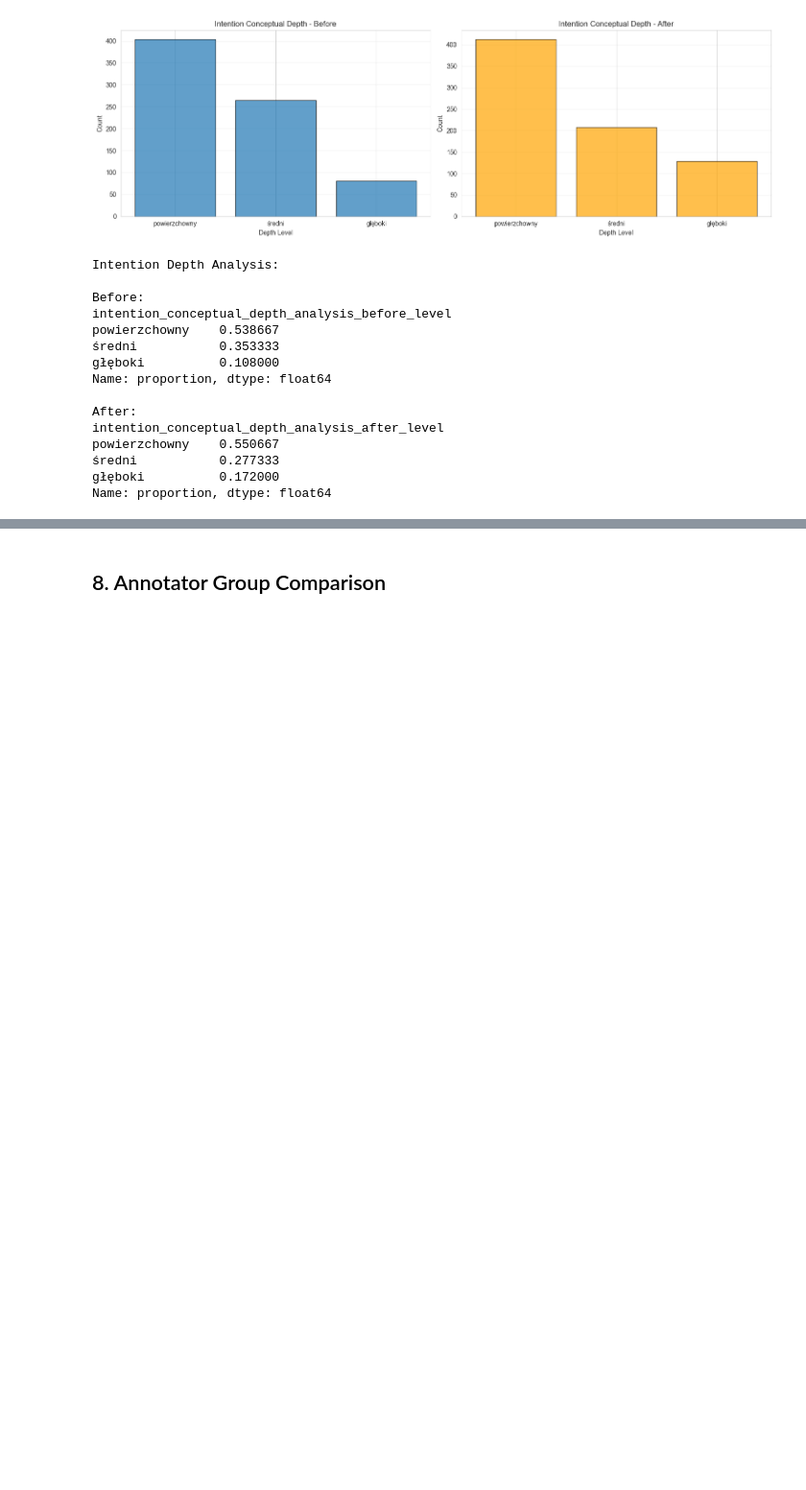
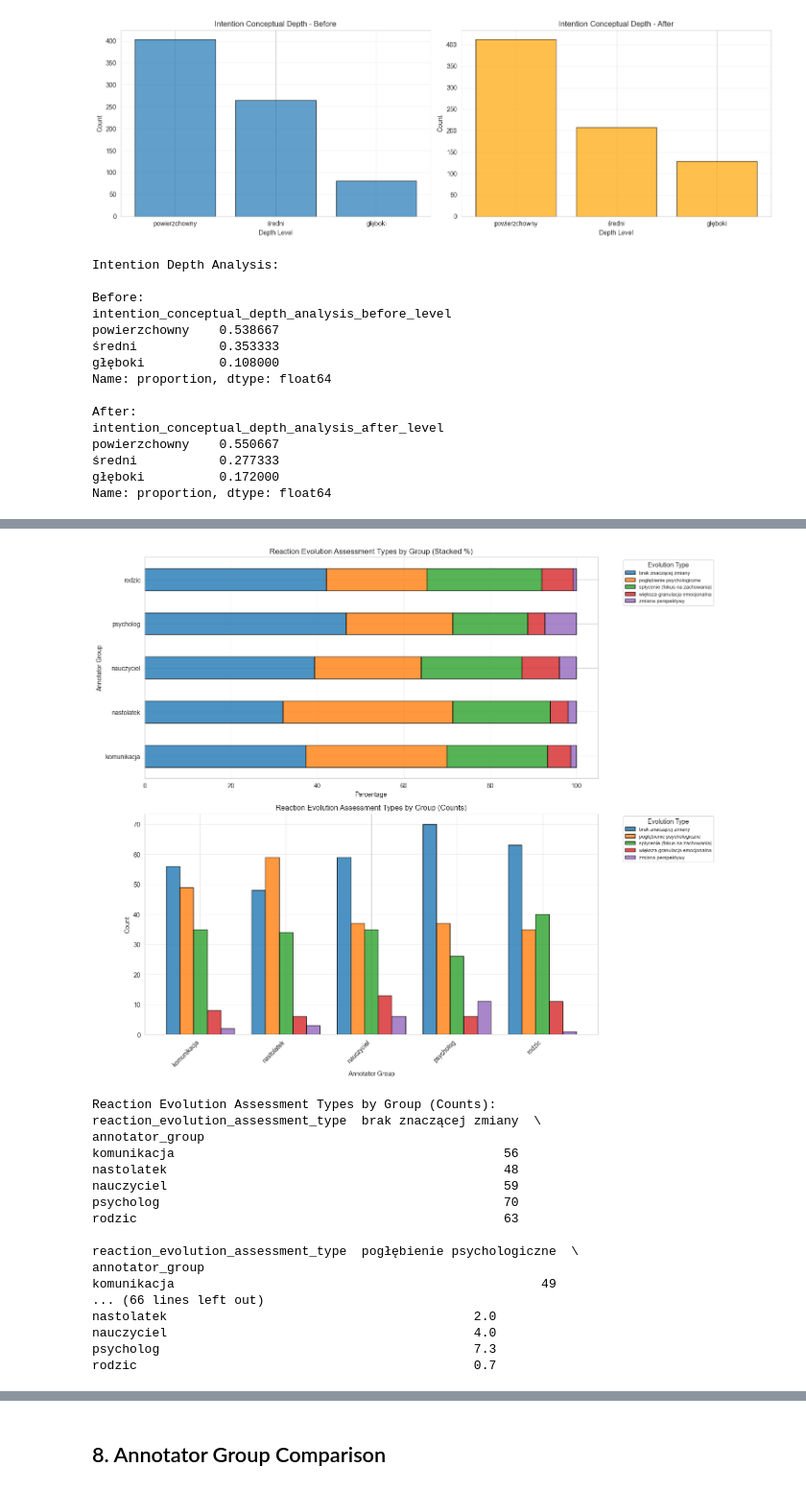
Before and after one commit to zgv5tb99wn/social-influence, a Jupyter notebook: social_influence/experiments/annotators_competences/analysis_notebook.ipynb, the cells around one changed output, grey strips where cells are left out. Shown at 96% size. Drawn from its saved outputs; the diff is of its cells as text; code cells hidden in the pictures; blank space fills up the shorter version.

```diff
--- a/social_influence/experiments/annotators_competences/analysis_notebook.ipynb
+++ b/social_influence/experiments/annotators_competences/analysis_notebook.ipynb
@@ -476,0 +501,54 @@ plt.show()
+# %%
+# Reaction evolution assessment types - By Group
+groups = sorted(df['annotator_group'].unique())
+
+# Create a crosstab for better visualization
+reaction_type_by_group = pd.crosstab(df['annotator_group'], df['reaction_evolution_assessment_type'], normalize='index') * 100
+
+fig, axes = plt.subplots(2, 1, figsize=(14, 12))
+
+# Stacked bar chart
+reaction_type_by_group.plot(kind='barh', stacked=True, ax=axes[0], edgecolor='black', alpha=0.8)
+axes[0].set_xlabel('Percentage')
+axes[0].set_ylabel('Annotator Group')
+axes[0].set_title('Reaction Evolution Assessment Types by Group (Stacked %)')
+axes[0].legend(title='Evolution Type', bbox_to_anchor=(1.05, 1), loc='upper left', fontsize=8)
+axes[0].grid(alpha=0.3, axis='x')
+
+# Grouped bar chart with counts
+reaction_type_counts_by_group = pd.crosstab(df['annotator_group'], df['reaction_evolution_assessment_type'])
+reaction_type_counts_by_group.plot(kind='bar', ax=axes[1], edgecolor='black', alpha=0.8, width=0.8)
+axes[1].set_xlabel('Annotator Group')
+axes[1].set_ylabel('Count')
+axes[1].set_title('Reaction Evolution Assessment Types by Group (Counts)')
+axes[1].legend(title='Evolution Type', bbox_to_anchor=(1.05, 1), loc='upper left', fontsize=8)
+axes[1].grid(alpha=0.3, axis='y')
+axes[1].set_xticklabels(axes[1].get_xticklabels(), rotation=45, ha='right')
+
+plt.tight_layout()
+plt.show()
+
+# Print detailed statistics
+print("\nReaction Evolution Assessment Types by Group (Counts):")
+print(reaction_type_counts_by_group)
+print("\n\nReaction Evolution Assessment Types by Group (Percentages):")
+print(reaction_type_by_group.round(1))
+# %% [output]
+[figure, added]
+Reaction Evolution Assessment Types by Group (Counts):
+reaction_evolution_assessment_type  brak znaczącej zmiany  \
+annotator_group
+komunikacja                                            56
+nastolatek                                             48
+nauczyciel                                             59
+psycholog                                              70
+rodzic                                                 63
+
+reaction_evolution_assessment_type  pogłębienie psychologiczne  \
+annotator_group
+komunikacja                                                 49
+... (66 lines left out)
+nastolatek                                         2.0
+nauczyciel                                         4.0
+psycholog                                          7.3
+rodzic                                             0.7
```
Also changed, not shown: parts of 17 cells of this notebook, 1 other file.
